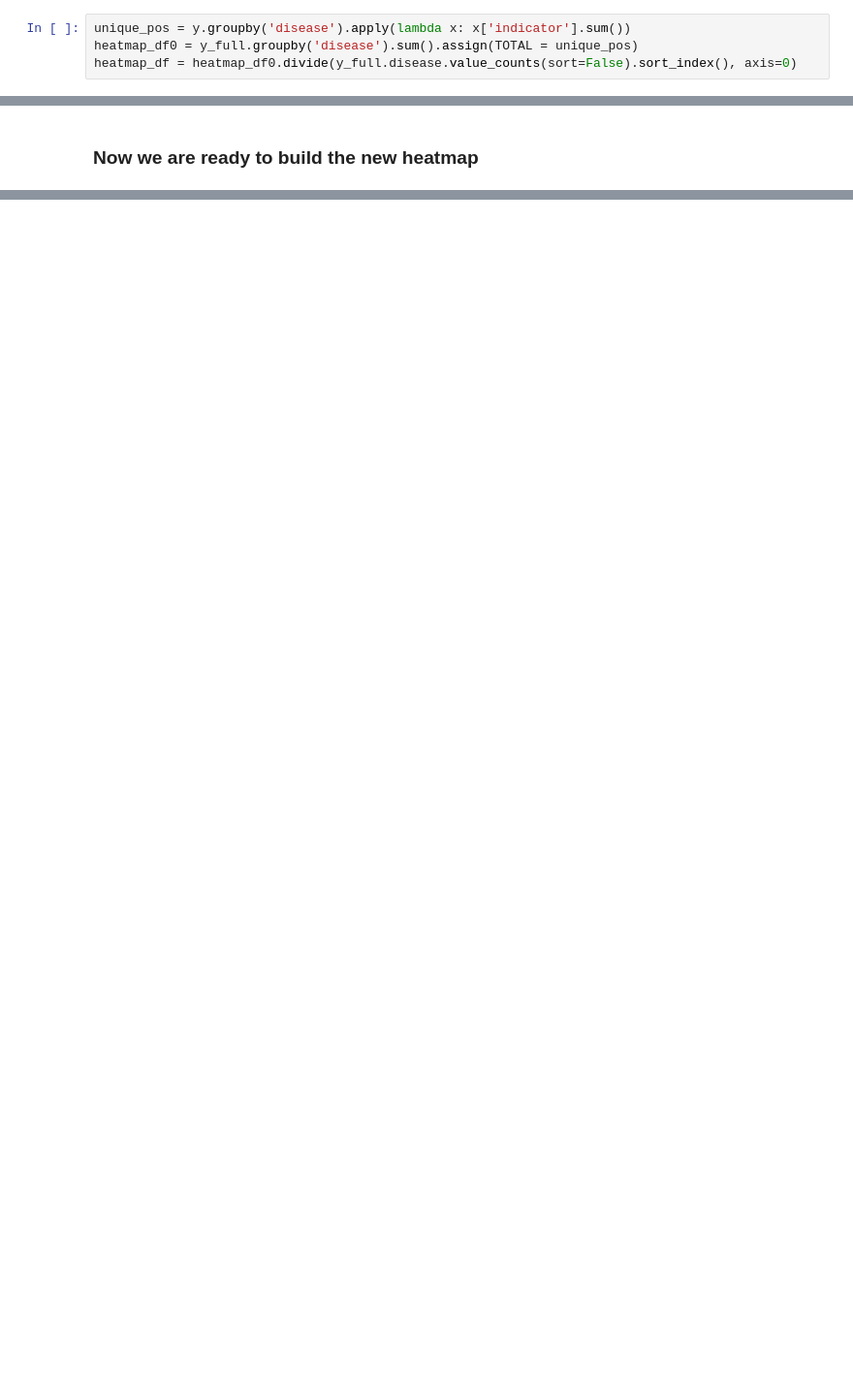
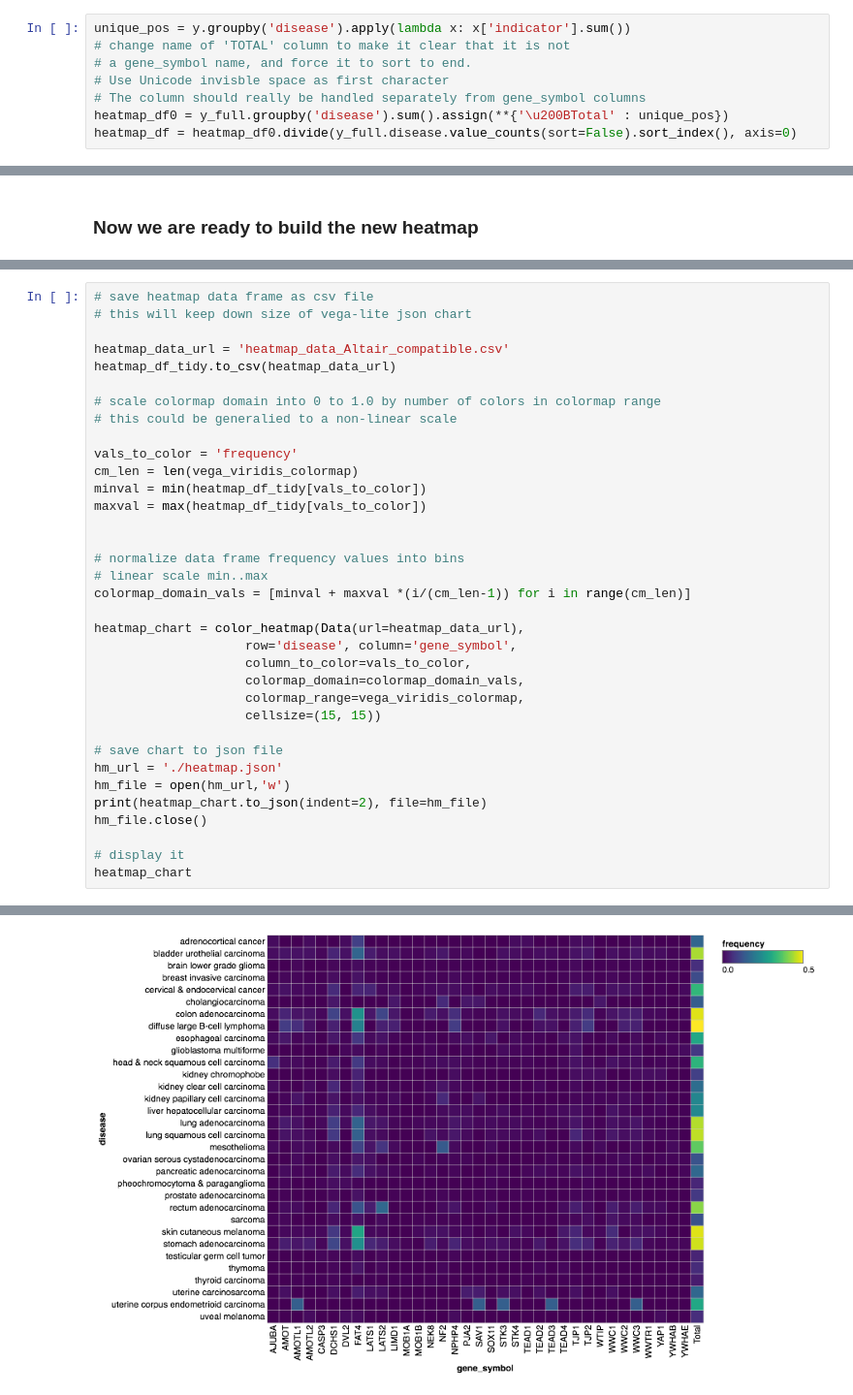
Before and after one commit to cognoma/machine-learning, a Jupyter notebook: explore/heatmap-vega-lite/heatmap.ipynb, the cells around one changed output, grey strips where cells are left out. Shown: that part at 97% size. Drawn from its saved outputs; the diff is of its cells as text; blank space fills up the shorter version.

Commit message:
altair: modify heatmap labels and colormap (#91)

```diff
--- a/explore/heatmap-vega-lite/heatmap.ipynb
+++ b/explore/heatmap-vega-lite/heatmap.ipynb
@@ -125,7 +126,11 @@ y_full = y_full.assign(disease = clinical['disease'])
 y = y_full.assign(indicator = y_full.max(axis=1))
 # %%
 unique_pos = y.groupby('disease').apply(lambda x: x['indicator'].sum())
-heatmap_df0 = y_full.groupby('disease').sum().assign(TOTAL = unique_pos)
+# change name of 'TOTAL' column to make it clear that it is not
+# a gene_symbol name, and force it to sort to end.
+# Use Unicode invisble space as first character
+# The column should really be handled separately from gene_symbol columns
+heatmap_df0 = y_full.groupby('disease').sum().assign(**{'\u200BTotal' : unique_pos})
 heatmap_df = heatmap_df0.divide(y_full.disease.value_counts(sort=False).sort_index(), axis=0)
 # %%
 # What is the percentage of different mutations across different cancer types?
@@ -282,0 +262,36 @@ The following is the edited version JSON file produced in the previous cell. Sin
+# %%
+# save heatmap data frame as csv file
+# this will keep down size of vega-lite json chart
+
+heatmap_data_url = 'heatmap_data_Altair_compatible.csv'
+heatmap_df_tidy.to_csv(heatmap_data_url)
+
+# scale colormap domain into 0 to 1.0 by number of colors in colormap range
+# this could be generalied to a non-linear scale
+
+vals_to_color = 'frequency'
+cm_len = len(vega_viridis_colormap)
+minval = min(heatmap_df_tidy[vals_to_color])
+maxval = max(heatmap_df_tidy[vals_to_color])
+
+
+# normalize data frame frequency values into bins
+# linear scale min..max
+colormap_domain_vals = [minval + maxval *(i/(cm_len-1)) for i in range(cm_len)]
+
+heatmap_chart = color_heatmap(Data(url=heatmap_data_url),
+                    row='disease', column='gene_symbol',
+                    column_to_color=vals_to_color,
+                    colormap_domain=colormap_domain_vals,
+                    colormap_range=vega_viridis_colormap,
+                    cellsize=(15, 15))
+
+# save chart to json file
+hm_url = './heatmap.json'
+hm_file = open(hm_url,'w')
+print(heatmap_chart.to_json(indent=2), file=hm_file)
+hm_file.close()
+
+# display it
+heatmap_chart
+# %% [output]
@@ -282,0 +299 @@ The following is the edited version JSON file produced in the previous cell. Sin
+[figure, added]
```
Also changed, not shown: parts of 15 cells of this notebook, 2 other files.
